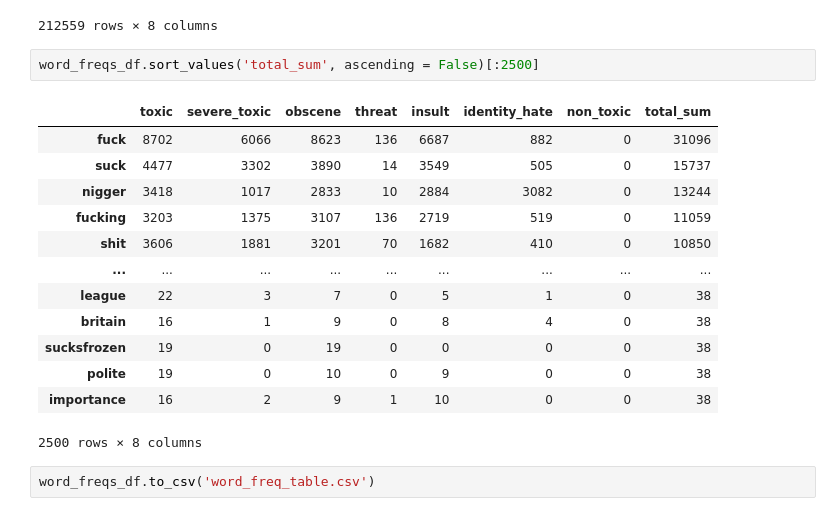
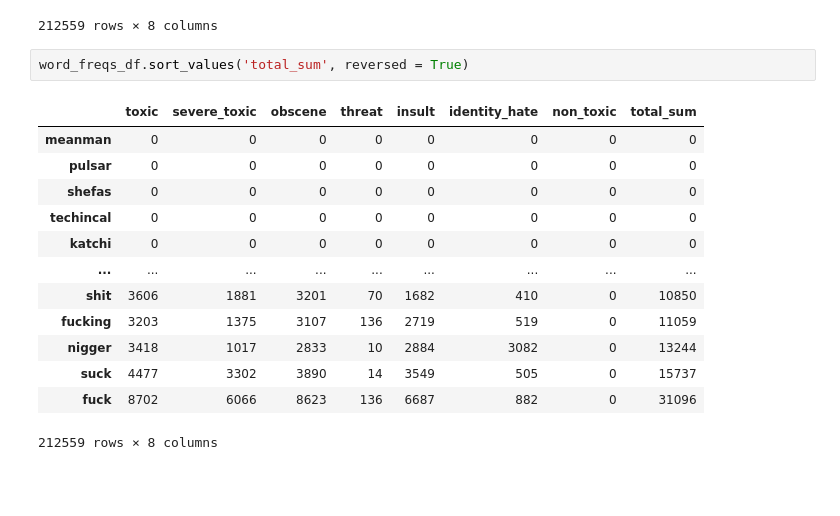
Before and after one commit to dnsshplk/Comment-SentAn, a Jupyter notebook: EDA.ipynb, the cells around one changed output. Saved outputs shown, nothing was run; the diff lists cells and outputs as text; blank space fills up the shorter version.

```diff
--- a/EDA.ipynb
+++ b/EDA.ipynb
@@ -151,20 +240,18 @@ word_freqs_df
 | wpverifiabilityselfpublished | 0 | 0 | 0 | 0 | 0 | 0 | 0 | 0 |
 212559 rows × 8 columns
 # %%
-word_freqs_df.sort_values('total_sum', ascending = False)[:2500]
+word_freqs_df.sort_values('total_sum', reversed = True)
 # %% [output]
 |  | toxic | severe_toxic | obscene | threat | insult | identity_hate | non_toxic | total_sum |
+| meanman | 0 | 0 | 0 | 0 | 0 | 0 | 0 | 0 |
+| pulsar | 0 | 0 | 0 | 0 | 0 | 0 | 0 | 0 |
+| shefas | 0 | 0 | 0 | 0 | 0 | 0 | 0 | 0 |
+| techincal | 0 | 0 | 0 | 0 | 0 | 0 | 0 | 0 |
+| katchi | 0 | 0 | 0 | 0 | 0 | 0 | 0 | 0 |
+| ... | ... | ... | ... | ... | ... | ... | ... | ... |
+| shit | 3606 | 1881 | 3201 | 70 | 1682 | 410 | 0 | 10850 |
+| fucking | 3203 | 1375 | 3107 | 136 | 2719 | 519 | 0 | 11059 |
+| nigger | 3418 | 1017 | 2833 | 10 | 2884 | 3082 | 0 | 13244 |
+| suck | 4477 | 3302 | 3890 | 14 | 3549 | 505 | 0 | 15737 |
 | fuck | 8702 | 6066 | 8623 | 136 | 6687 | 882 | 0 | 31096 |
-| suck | 4477 | 3302 | 3890 | 14 | 3549 | 505 | 0 | 15737 |
-| nigger | 3418 | 1017 | 2833 | 10 | 2884 | 3082 | 0 | 13244 |
-| fucking | 3203 | 1375 | 3107 | 136 | 2719 | 519 | 0 | 11059 |
-| shit | 3606 | 1881 | 3201 | 70 | 1682 | 410 | 0 | 10850 |
-| ... | ... | ... | ... | ... | ... | ... | ... | ... |
-| league | 22 | 3 | 7 | 0 | 5 | 1 | 0 | 38 |
-| britain | 16 | 1 | 9 | 0 | 8 | 4 | 0 | 38 |
-| sucksfrozen | 19 | 0 | 19 | 0 | 0 | 0 | 0 | 38 |
-| polite | 19 | 0 | 10 | 0 | 9 | 0 | 0 | 38 |
-| importance | 16 | 2 | 9 | 1 | 10 | 0 | 0 | 38 |
-2500 rows × 8 columns
+212559 rows × 8 columns
-# %%
-word_freqs_df.to_csv('word_freq_table.csv')
```
Also changed, not shown: parts of 12 cells of this notebook.
